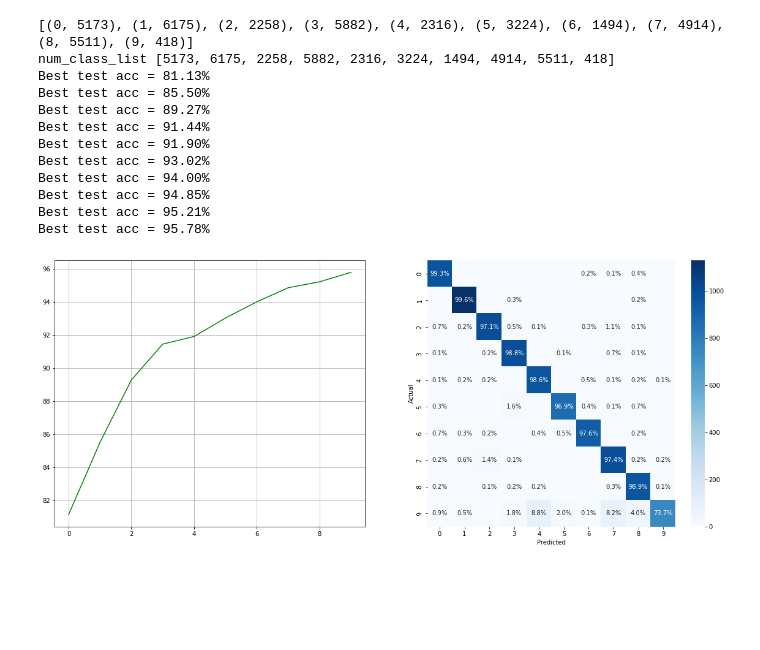
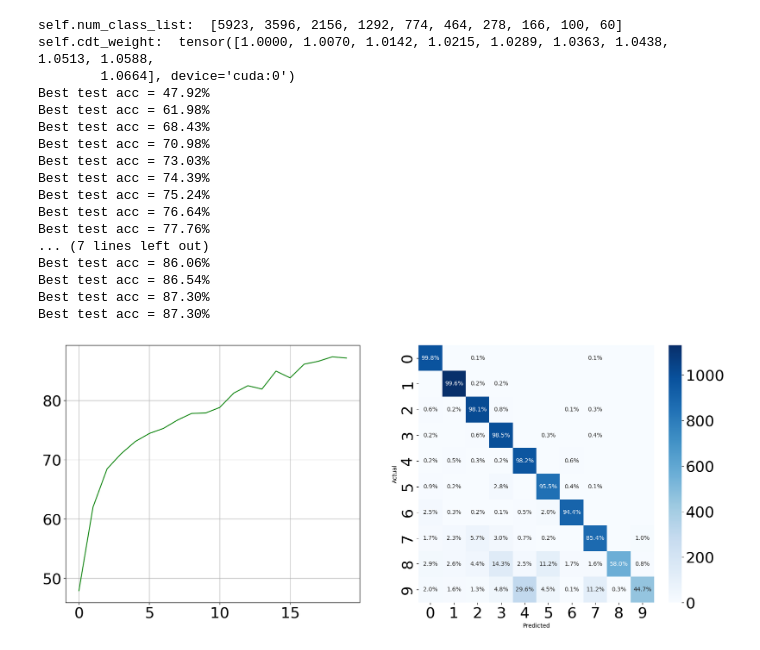
Before and after one commit to PacktPublishing/Machine-Learning-for-Imbalanced-Data, a Jupyter notebook: chapter08/Class_Dependent_Temperature_(CDT)_Loss.ipynb, the cells around one changed output. Drawn from its saved outputs; the diff is of its cells as text; code cells hidden in the pictures; blank space fills up the shorter version.

```diff
--- a/chapter08/Class_Dependent_Temperature_(CDT)_Loss.ipynb
+++ b/chapter08/Class_Dependent_Temperature_(CDT)_Loss.ipynb
@@ -319,28 +315,35 @@ Best test acc = 95.76%
 # %%
 class CDT(torch.nn.Module):
-    def __init__(self, num_class_list, gamma=0.29):
+    def __init__(self, num_class_list, gamma=0.1):
         super(CDT, self).__init__()
         self.gamma = gamma
         self.num_class_list = num_class_list
+        print('self.num_class_list: ', self.num_class_list)
         self.cdt_weight = torch.FloatTensor([(max(self.num_class_list) / i) ** self.gamma for i in self.num_class_list]).to(device)
+        print('self.cdt_weight: ', self.cdt_weight)
 
     def forward(self, inputs, targets):
         inputs = inputs / self.cdt_weight
-        loss = torch.nn.NLLLoss()
-        return loss(inputs, targets)
+        loss = F.nll_loss(inputs, targets)
+        return loss
-# %%
-process(imbalanced_train_loader, test_loader, CDT)
-# %% [output]
-[(0, 5173), (1, 6175), (2, 2258), (3, 5882), (4, 2316), (5, 3224), (6, 1494), (7, 4914), (8, 5511), (9, 418)]
-num_class_list [5173, 6175, 2258, 5882, 2316, 3224, 1494, 4914, 5511, 418]
-Best test acc = 81.13%
-Best test acc = 85.50%
-Best test acc = 89.27%
-Best test acc = 91.44%
-Best test acc = 91.90%
-Best test acc = 93.02%
-Best test acc = 94.00%
-Best test acc = 94.85%
-Best test acc = 95.21%
-Best test acc = 95.78%
-[figure, removed]
+# %%
+test_acc_CDT, confusion_mtx_CDT = process(imbalanced_train_loader, test_loader, CDT, 20, gamma=0.014)
+# %% [output]
+self.num_class_list:  [5923, 3596, 2156, 1292, 774, 464, 278, 166, 100, 60]
+self.cdt_weight:  tensor([1.0000, 1.0070, 1.0142, 1.0215, 1.0289, 1.0363, 1.0438, 1.0513, 1.0588,
+        1.0664], device='cuda:0')
+Best test acc = 47.92%
+Best test acc = 61.98%
+Best test acc = 68.43%
+Best test acc = 70.98%
+Best test acc = 73.03%
+Best test acc = 74.39%
+Best test acc = 75.24%
+Best test acc = 76.64%
+Best test acc = 77.76%
+... (7 lines left out)
+Best test acc = 86.06%
+Best test acc = 86.54%
+Best test acc = 87.30%
+Best test acc = 87.30%
+[figure, added]
```
Also changed, not shown: parts of 15 cells of this notebook, 6 other files.
